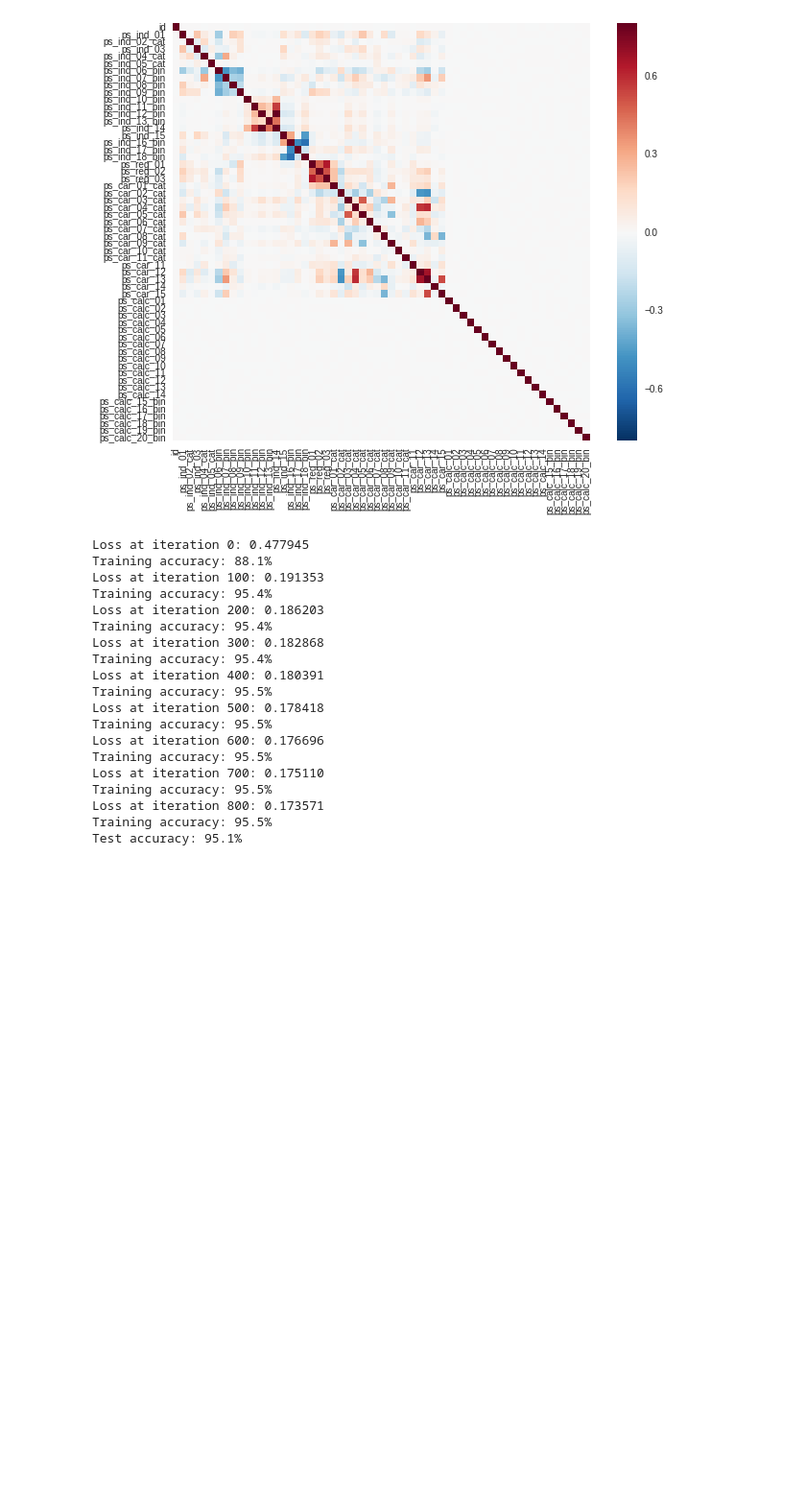
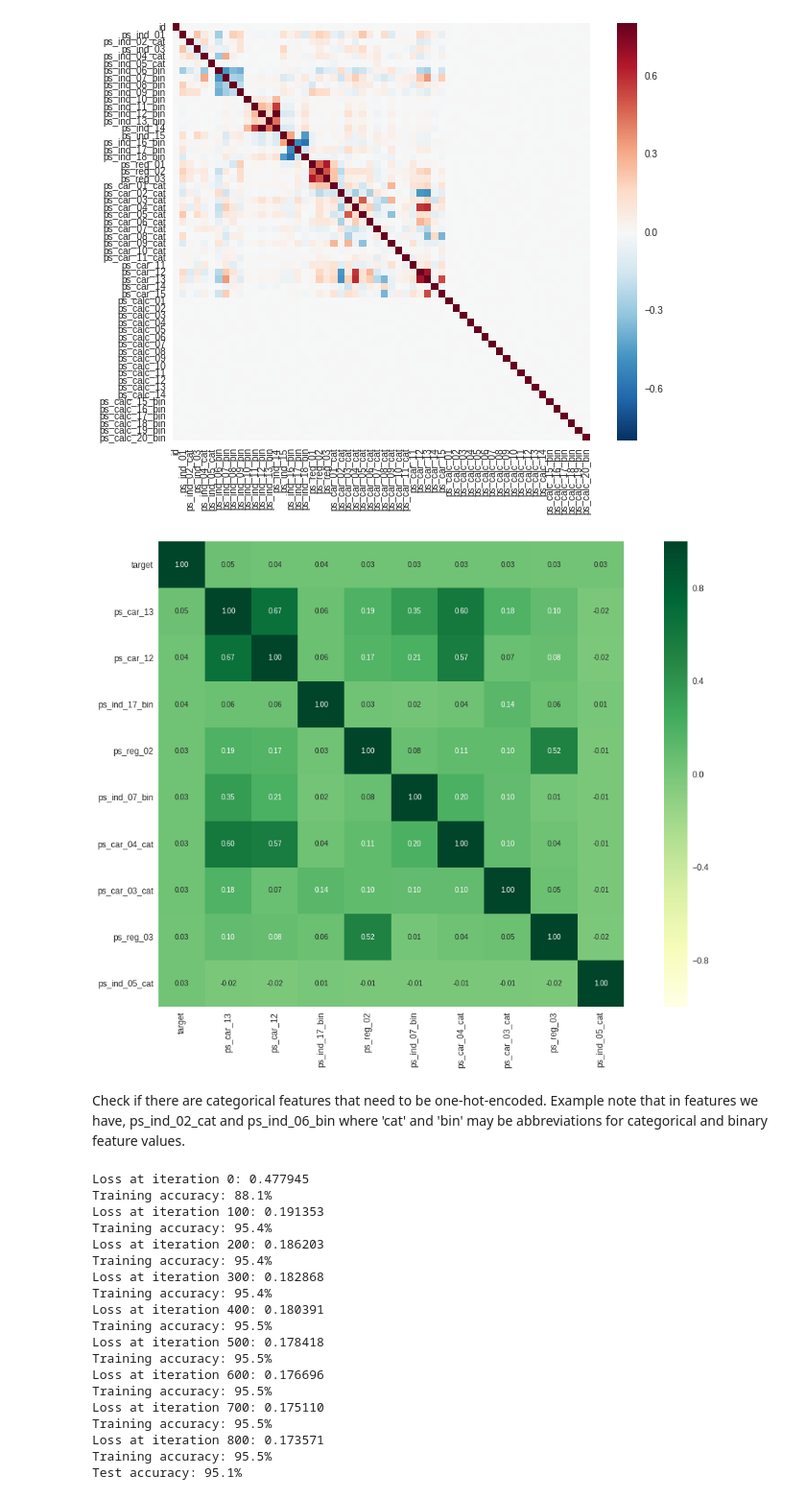
Before and after one commit to MizioAnd/PortoSeguroInsur, a Jupyter notebook: porto_seguro_notebook.ipynb, the cells around one changed output. Shown at 96% size. Drawn from its saved outputs; the diff is of its cells as text; code cells hidden in the pictures; blank space fills up the shorter version.

Commit message:
Make zoom of heatmap with coefficients.

```diff
--- a/porto_seguro_notebook.ipynb
+++ b/porto_seguro_notebook.ipynb
@@ -253,21 +253,41 @@ if is_categorical_plot:
     # Heatmap of feature correlations
     print('\nCorrelations in training data')
     plt.figure(figsize=(10, 8))
-    correlations = porto_seguro_insur.df.corr()
-    sns.heatmap(correlations, vmax=0.8, square=True)
+    correlations_train = porto_seguro_insur.df.corr()
+    sns.heatmap(correlations_train, vmax=0.8, square=True)
     plt.show()
 
     # Heatmap of feature correlations
     print('\nCorrelations in test data')
     plt.figure(figsize=(10, 8))
-    correlations = porto_seguro_insur.df_test.corr()
-    sns.heatmap(correlations, vmax=0.8, square=True)
+    correlations_test = porto_seguro_insur.df_test.corr()
+    sns.heatmap(correlations_test, vmax=0.8, square=True)
     plt.show()
 # %% [output]
 Correlations in training data
 [figure]
 Correlations in test data
 [figure]
+# %%
+# Zoom of heatmap with coefficients
+plt.figure(figsize=(20, 12))
+top_features = 10
+columns = correlations_train.nlargest(top_features, 'target')['target'].index
+correlation_coeff = np.corrcoef(porto_seguro_insur.df[columns].values.T)
+sns.set(font_scale=1.20)
+coeff_heatmap = sns.heatmap(correlation_coeff, annot=True, cmap='YlGn', cbar=True,
+                            square=True, fmt='.2f', annot_kws={'size': 10},
+                            yticklabels=columns.values, xticklabels=columns.values)
+plt.show()
+# %% [output]
+[figure, added]
+# %% [markdown]
+Check if there are categorical features that need to be one-hot-encoded.
+Example note that in features we have,
+ps_ind_02_cat
+and
+ps_ind_06_bin
+where 'cat' and 'bin' may be abbreviations for categorical and binary feature values.
 # %%
 is_prepare_data = 1
 if is_prepare_data:
```
